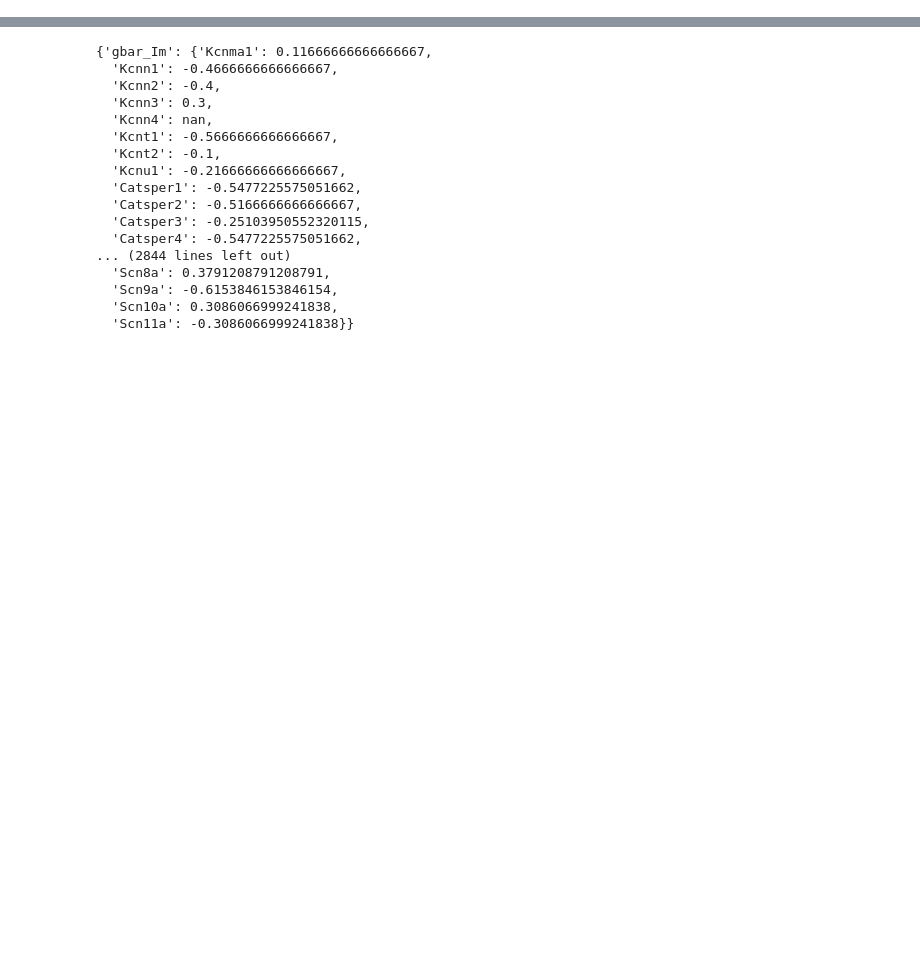
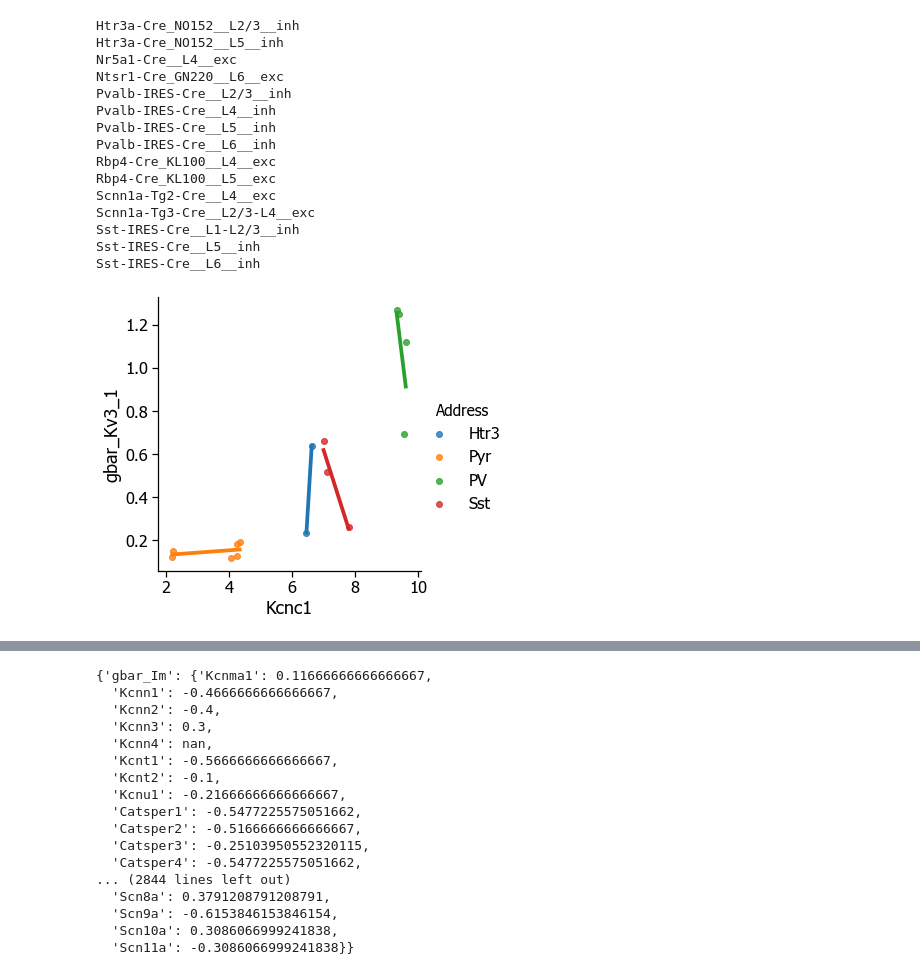
Before and after one commit to allen19981/Conductance_Parameter, a Jupyter notebook: Combining Graphs.ipynb, the cells around one changed output, grey strips where cells are left out. Cells and saved outputs as stored; diff of their text form; code cells hidden in the pictures; blank space fills up the shorter version.

```diff
--- a/Combining Graphs.ipynb
+++ b/Combining Graphs.ipynb
@@ -533,3 +643,22 @@ def return_graph_conductance_exp_type(parameter_type, gene_symbol, df, xlabel, y
+# %%
+ax2 = return_graph_conductance_exp_type('gbar_Kv3_1', 'Kcnc1', sep_layer_cre_parameter_df, 'Kcnc1 mRNA ($log_2$ CPM+1)', 'Kv3.1 Conductance (pS/$\mu m^2$)')
+# %% [output]
+Htr3a-Cre_NO152__L2/3__inh
+Htr3a-Cre_NO152__L5__inh
+Nr5a1-Cre__L4__exc
+Ntsr1-Cre_GN220__L6__exc
+Pvalb-IRES-Cre__L2/3__inh
+Pvalb-IRES-Cre__L4__inh
+Pvalb-IRES-Cre__L5__inh
+Pvalb-IRES-Cre__L6__inh
+Rbp4-Cre_KL100__L4__exc
+Rbp4-Cre_KL100__L5__exc
+Scnn1a-Tg2-Cre__L4__exc
+Scnn1a-Tg3-Cre__L2/3-L4__exc
+Sst-IRES-Cre__L1-L2/3__inh
+Sst-IRES-Cre__L5__inh
+Sst-IRES-Cre__L6__inh
+[figure, added]
 # %%
 # SK and Kcnn2 family
 ncols = 2
```
Also changed, not shown: parts of 8 cells of this notebook, 1 other file.
